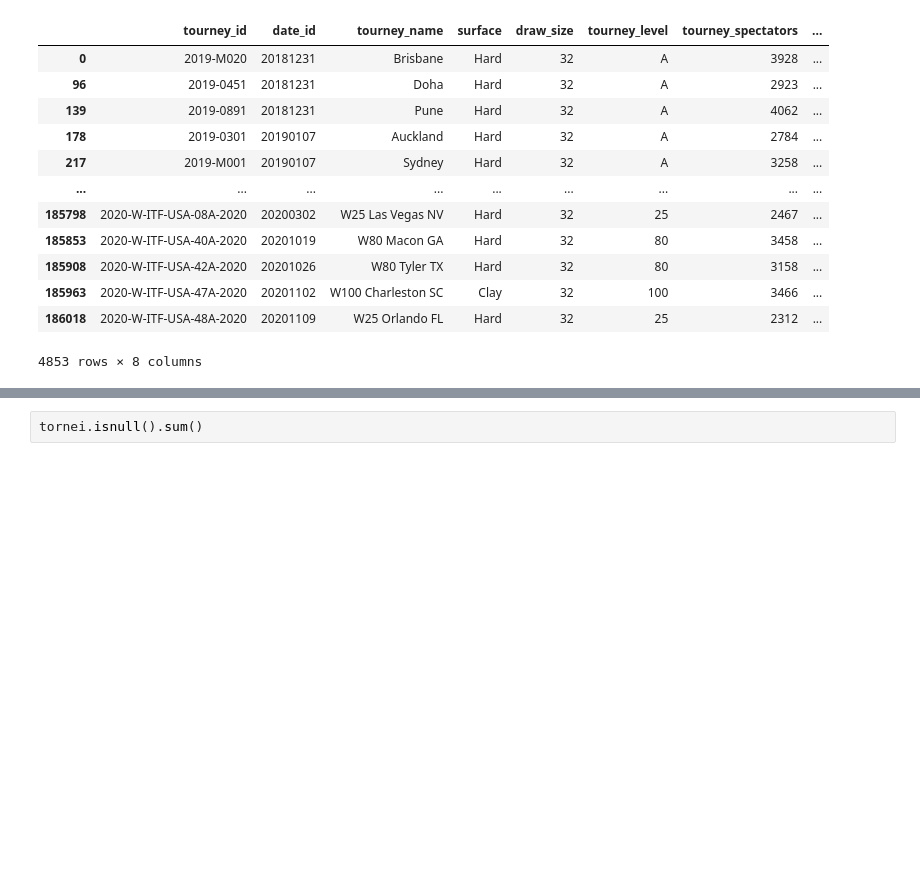
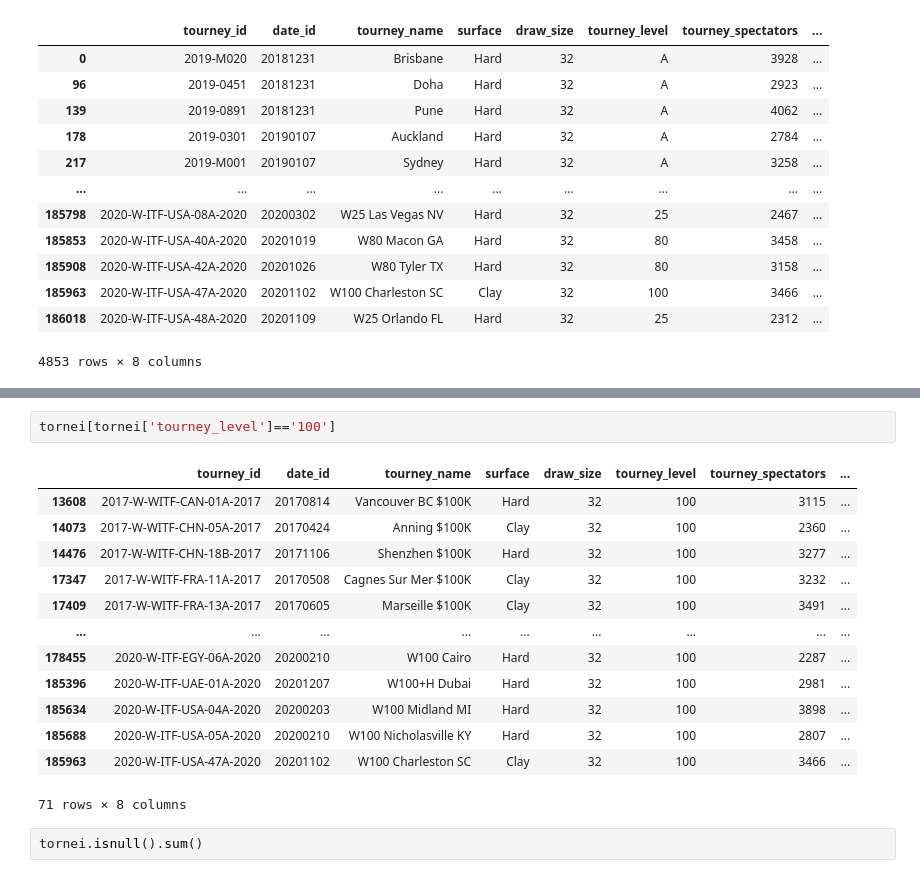
Before and after one commit to PasqualeGorrasi/Laboratory-of-Data-Science, a Jupyter notebook: First-part/tennis data cleaning.ipynb, the cells around one changed output, grey strips where cells are left out. Cells and saved outputs as stored; diff of their text form; blank space fills up the shorter version.

```diff
--- a/First-part/tennis data cleaning.ipynb
+++ b/First-part/tennis data cleaning.ipynb
@@ -91,3 +114,19 @@ tornei
+# %%
+tornei[tornei['tourney_level']=='100']
+# %% [output]
+|  | tourney_id | date_id | tourney_name | surface | draw_size | tourney_level | tourney_spectators | ... |
+| 13608 | 2017-W-WITF-CAN-01A-2017 | 20170814 | Vancouver BC $100K | Hard | 32 | 100 | 3115 | ... |
+| 14073 | 2017-W-WITF-CHN-05A-2017 | 20170424 | Anning $100K | Clay | 32 | 100 | 2360 | ... |
+| 14476 | 2017-W-WITF-CHN-18B-2017 | 20171106 | Shenzhen $100K | Hard | 32 | 100 | 3277 | ... |
+| 17347 | 2017-W-WITF-FRA-11A-2017 | 20170508 | Cagnes Sur Mer $100K | Clay | 32 | 100 | 3232 | ... |
+| 17409 | 2017-W-WITF-FRA-13A-2017 | 20170605 | Marseille $100K | Clay | 32 | 100 | 3491 | ... |
+| ... | ... | ... | ... | ... | ... | ... | ... | ... |
+| 178455 | 2020-W-ITF-EGY-06A-2020 | 20200210 | W100 Cairo | Hard | 32 | 100 | 2287 | ... |
+| 185396 | 2020-W-ITF-UAE-01A-2020 | 20201207 | W100+H Dubai | Hard | 32 | 100 | 2981 | ... |
+| 185634 | 2020-W-ITF-USA-04A-2020 | 20200203 | W100 Midland MI | Hard | 32 | 100 | 3898 | ... |
+| 185688 | 2020-W-ITF-USA-05A-2020 | 20200210 | W100 Nicholasville KY | Hard | 32 | 100 | 2807 | ... |
+| 185963 | 2020-W-ITF-USA-47A-2020 | 20201102 | W100 Charleston SC | Clay | 32 | 100 | 3466 | ... |
+71 rows × 8 columns
 # %%
 tornei.isnull().sum()
 # %% [output]
```
Also changed, not shown: parts of 24 cells of this notebook.
